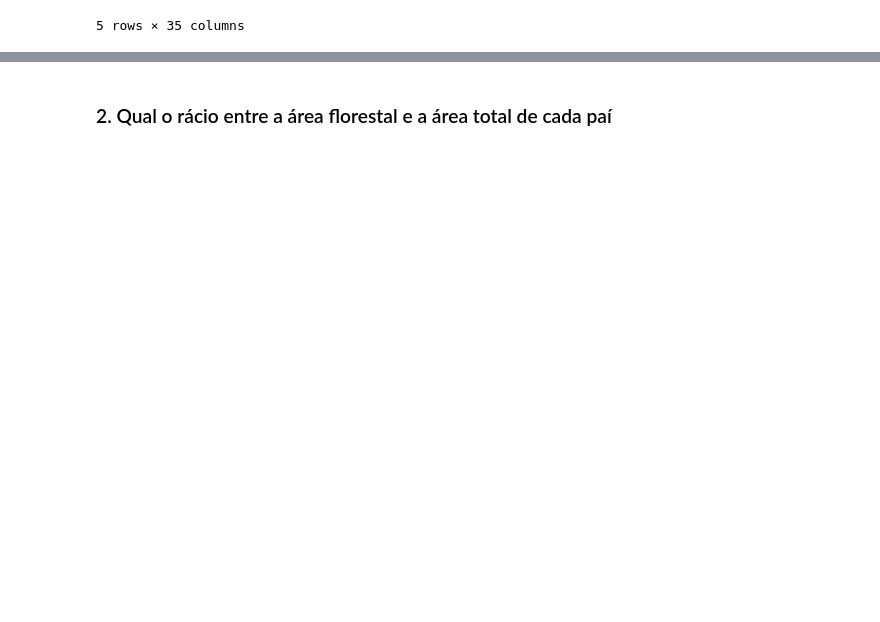
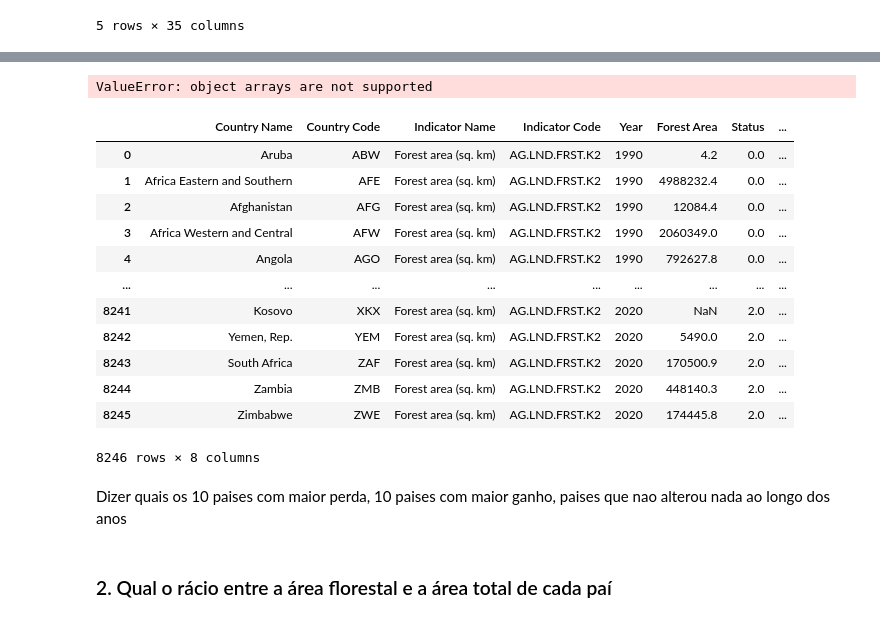
Before and after one commit to BeaMadeira/SGD-Projeto-2, a Jupyter notebook: python/sgd_project_2.ipynb, the cells around one changed output, grey strips where cells are left out. Cells and saved outputs as stored; diff of their text form; code cells hidden in the pictures; blank space fills up the shorter version.

```diff
--- a/python/sgd_project_2.ipynb
+++ b/python/sgd_project_2.ipynb
@@ -53,0 +64,47 @@ data.head()
+# %%
+
+from math import sqrt
+from scipy.stats.stats import pearsonr
+from sklearn.cluster import KMeans
+from scipy.cluster.vq import kmeans,vq
+from scipy.spatial.distance import cdist
+
+
+c4= kmeans( data[['Country Name', 'Year', 'Forest Area']],4)
+c4
+# %% [output]
+ValueError: object arrays are not supported
+# %%
+#area de pais x no ano 2020 - area de pais x no ano 1990
+#criar dataset com country code (sem repetidos) e variacao
+#scatter plot da variacao?
+#os q tem mais variaçao fazer barplot so desse pais ao longo dos anos
+#fazer por percentagem é a pergunta de baixo <-----
+
+for dataset in data:
+    data.loc[data['Year'] <= '2000', 'Status'] = 0
+    data.loc[data['Year'] >= '2010', 'Status'] = 1
+    data.loc[data['Year'] >= '2020', 'Status'] = 2
+
+
+
+for dataset in data:
+    data.loc[data['Year'] <= '2000', 'StatusLabel'] = '<= 2000'
+    data.loc[data['Year'] >= '2010', 'StatusLabel'] = '>= 2010'
+    data.loc[data['Year'] >= '2020', 'StatusLabel'] = '>= 2020'
+# %%
+data
+# %% [output]
+|  | Country Name | Country Code | Indicator Name | Indicator Code | Year | Forest Area | Status | ... |
+| 0 | Aruba | ABW | Forest area (sq. km) | AG.LND.FRST.K2 | 1990 | 4.2 | 0.0 | ... |
+| 1 | Africa Eastern and Southern | AFE | Forest area (sq. km) | AG.LND.FRST.K2 | 1990 | 4988232.4 | 0.0 | ... |
+| 2 | Afghanistan | AFG | Forest area (sq. km) | AG.LND.FRST.K2 | 1990 | 12084.4 | 0.0 | ... |
+| 3 | Africa Western and Central | AFW | Forest area (sq. km) | AG.LND.FRST.K2 | 1990 | 2060349.0 | 0.0 | ... |
+| 4 | Angola | AGO | Forest area (sq. km) | AG.LND.FRST.K2 | 1990 | 792627.8 | 0.0 | ... |
+| ... | ... | ... | ... | ... | ... | ... | ... | ... |
+| 8241 | Kosovo | XKX | Forest area (sq. km) | AG.LND.FRST.K2 | 2020 | NaN | 2.0 | ... |
+| 8242 | Yemen, Rep. | YEM | Forest area (sq. km) | AG.LND.FRST.K2 | 2020 | 5490.0 | 2.0 | ... |
+| 8243 | South Africa | ZAF | Forest area (sq. km) | AG.LND.FRST.K2 | 2020 | 170500.9 | 2.0 | ... |
+| 8244 | Zambia | ZMB | Forest area (sq. km) | AG.LND.FRST.K2 | 2020 | 448140.3 | 2.0 | ... |
+| 8245 | Zimbabwe | ZWE | Forest area (sq. km) | AG.LND.FRST.K2 | 2020 | 174445.8 | 2.0 | ... |
+8246 rows × 8 columns
@@ -54,3 +127,5 @@ data.head()
+# %% [markdown]
+Dizer quais os 10 paises com maior perda, 10 paises com maior ganho, paises que nao alterou nada ao longo dos anos
 # %% [markdown]
 ### 2. Qual o rácio entre a área florestal e a área total de cada paí
 # %%
```
Also changed, not shown: parts of 18 cells of this notebook.
